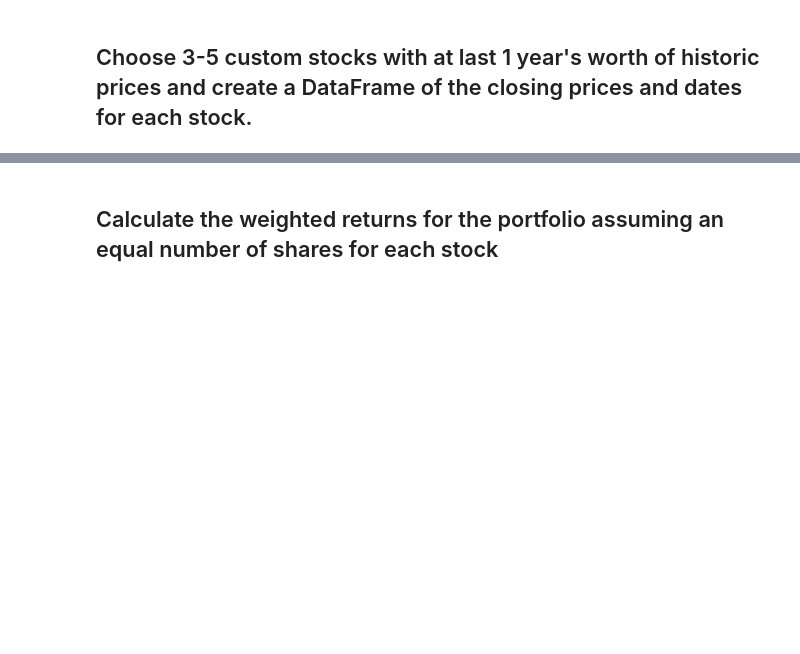
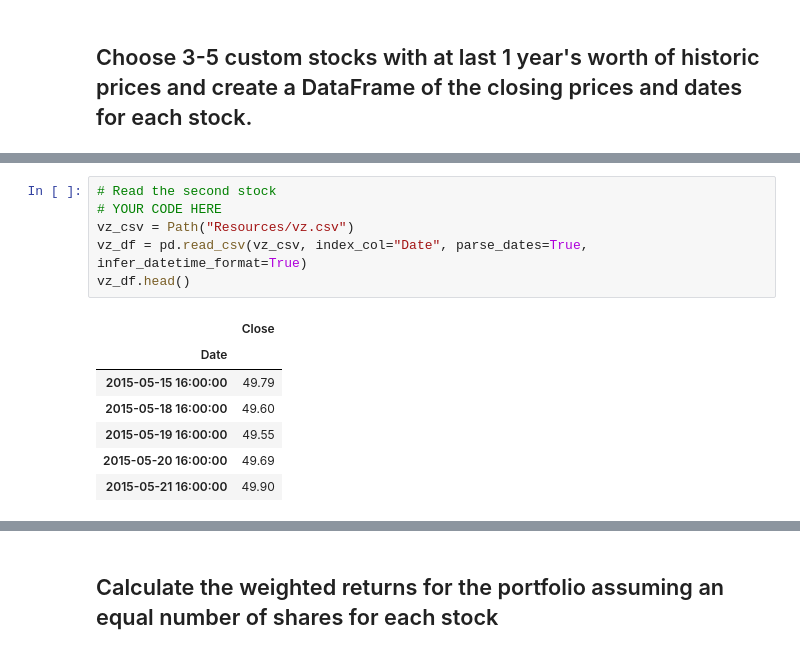
Before and after one commit to johnmyronmillar/A-Whale-Off-the-Port-folio-, a Jupyter notebook: Starter_Code/whale_analysis.ipynb, the cells around one changed output, grey strips where cells are left out. Cells and saved outputs as stored; diff of their text form; blank space fills up the shorter version.

```diff
--- a/Starter_Code/whale_analysis.ipynb
+++ b/Starter_Code/whale_analysis.ipynb
@@ -442,0 +465,14 @@ In this section, you will build your own portfolio of stocks, calculate the retu
+# %%
+# Read the second stock
+# YOUR CODE HERE
+vz_csv = Path("Resources/vz.csv")
+vz_df = pd.read_csv(vz_csv, index_col="Date", parse_dates=True, infer_datetime_format=True)
+vz_df.head()
+# %% [output]
+|  | Close |
+| Date |  |
+| 2015-05-15 16:00:00 | 49.79 |
+| 2015-05-18 16:00:00 | 49.60 |
+| 2015-05-19 16:00:00 | 49.55 |
+| 2015-05-20 16:00:00 | 49.69 |
+| 2015-05-21 16:00:00 | 49.90 |
```
Also changed, not shown: parts of 17 cells of this notebook, 3 other files.
